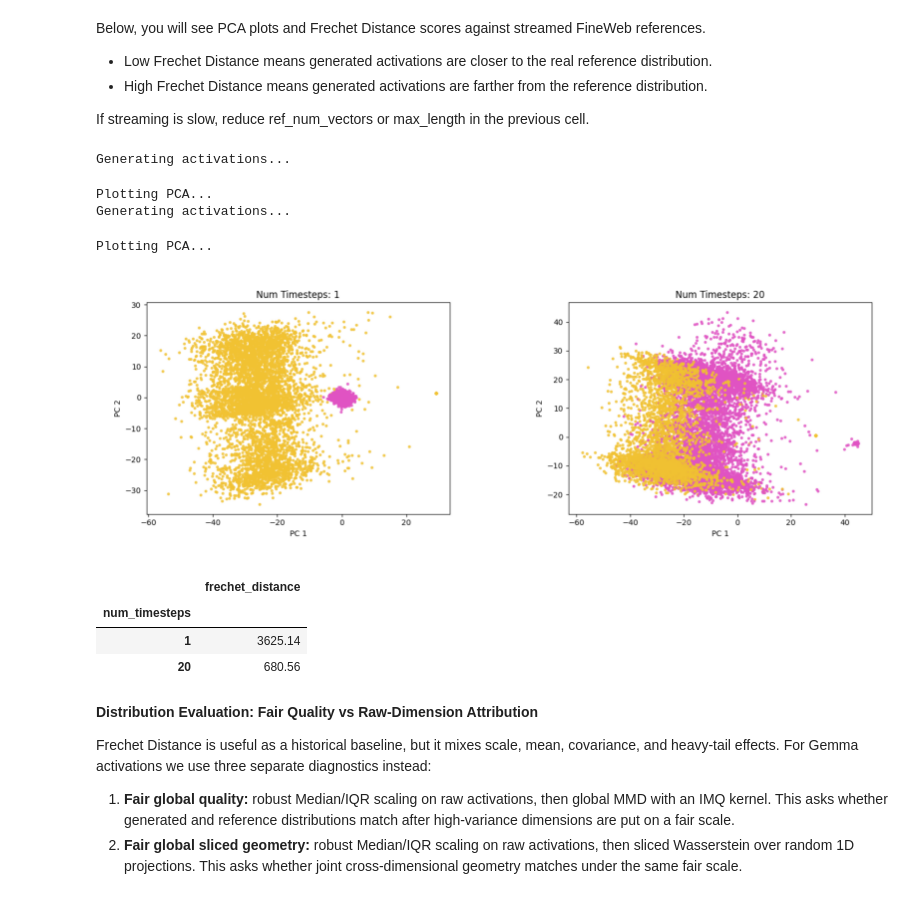
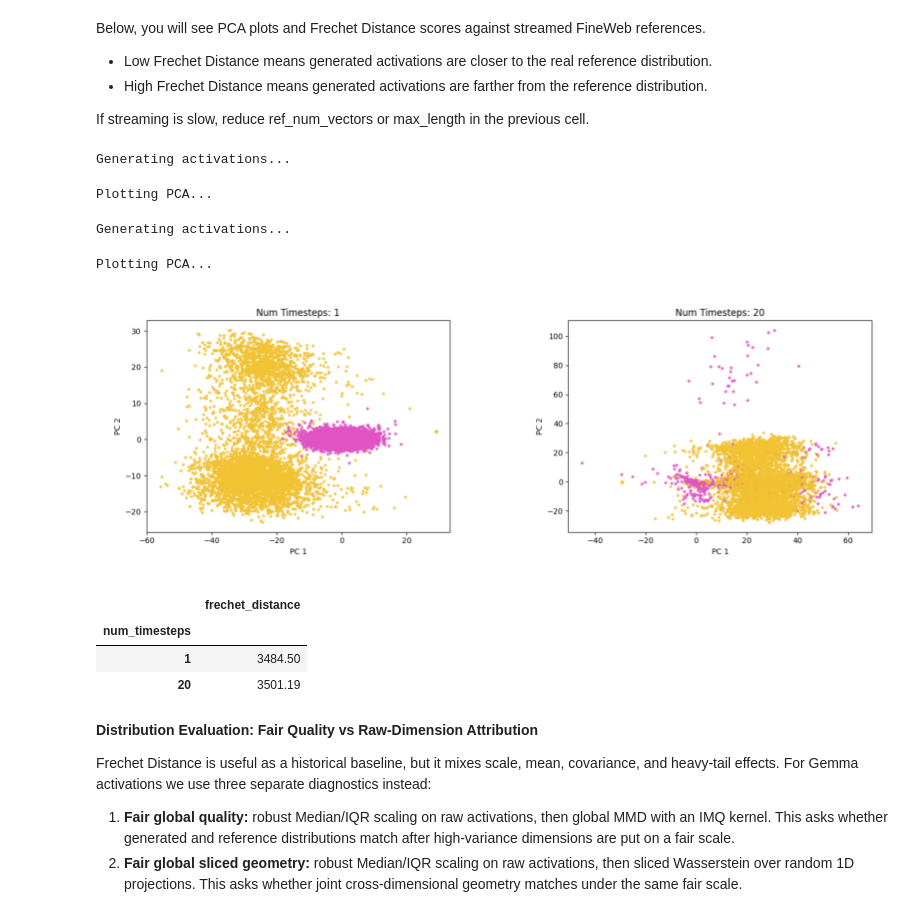
Before and after one commit to PQHSGS/GLP, a Jupyter notebook: glp_demo gemma_mmd.ipynb, the cells around one changed output. Saved outputs shown, nothing was run; the diff lists cells and outputs as text; code cells hidden in the pictures.

```diff
--- a/glp_demo gemma_mmd.ipynb
+++ b/glp_demo gemma_mmd.ipynb
@@ -38,7 +38,7 @@ device = "cuda:0"
 
 # Your Gemma GLP checkpoint (local folder or HF repo id).
 glp_name = "PQPQPQHUST/glp-gpt2"
-glp_ckpt = "100M"
+glp_ckpt = "300M/spec_iqr"
 
 # Gemma LLM setup for streaming reference activations and steering.
 hf_model_name = "openai-community/gpt2"
@@ -225,42 +224,42 @@ eval_timesteps = [1, 20]
 fd_eval_vectors = min(batch_size, ref_latents.shape[0])
 # %%
 # run generation
-generator = torch.Generator().manual_seed(4)
+generator = torch.Generator().manual_seed(42)
 pca_plots = []
 fd_rows = []
 generated_latents_by_step = {}
 
 for num_timesteps in eval_timesteps:
     gen_latents = generate_activations(num_timesteps, batch_size, generator=generator)
     generated_latents_by_step[num_timesteps] = gen_latents.detach().cpu()
     pca_plot = plot_pca(num_timesteps, batch_size, ref_latents, gen_latents)
     pca_plots.append(pca_plot)
     fd_rows.append({
         "num_timesteps": num_timesteps,
         "frechet_distance": compute_fd(ref_latents[:fd_eval_vectors], gen_latents[:fd_eval_vectors]),
     })
 
 # visualize the PCA results
 plt.figure(figsize=(5 * len(pca_plots), 5))
 for i in range(len(pca_plots)):
     plt.subplot(1, len(pca_plots), i + 1)
     plt.imshow(pca_plots[i])
     plt.axis("off")
 plt.show()
 
 # show Frechet Distance summary
 fd_df = pd.DataFrame(fd_rows).set_index("num_timesteps").sort_index()
 fd_df.round(2)
 # %% [output]
 Generating activations...
 Plotting PCA...
-Generating activations...
-Plotting PCA...
+Generating activations...
+Plotting PCA...
-[figure, old version]
+[figure, new version]
 |  | frechet_distance |
 | num_timesteps |  |
-| 1 | 3625.14 |
-| 20 | 680.56 |
+| 1 | 3484.50 |
+| 20 | 3501.19 |
 # %% [markdown]
 **Distribution Evaluation: Fair Quality vs Raw-Dimension Attribution**
 
```
Also changed, not shown: parts of 7 cells of this notebook, 1 other file.
